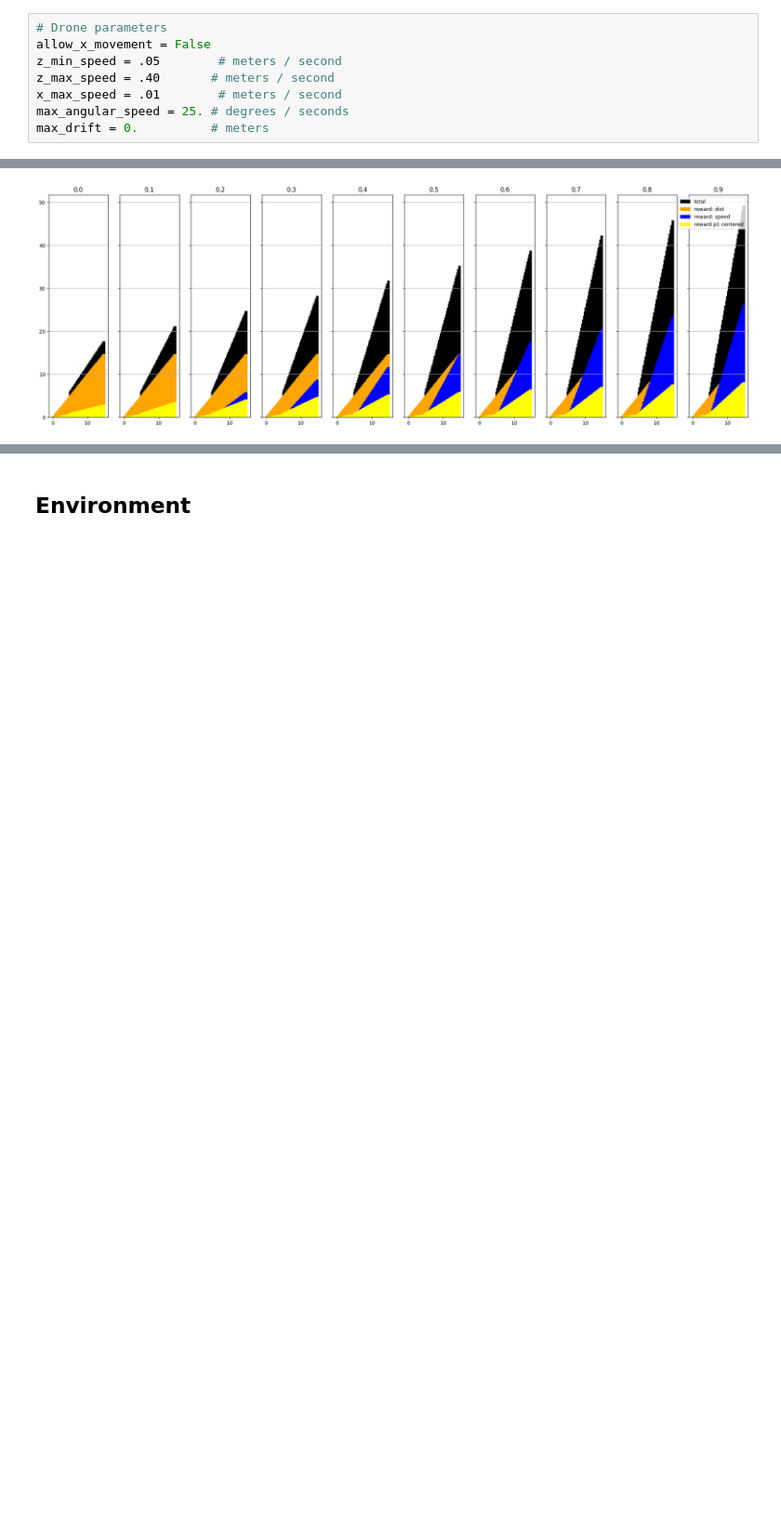
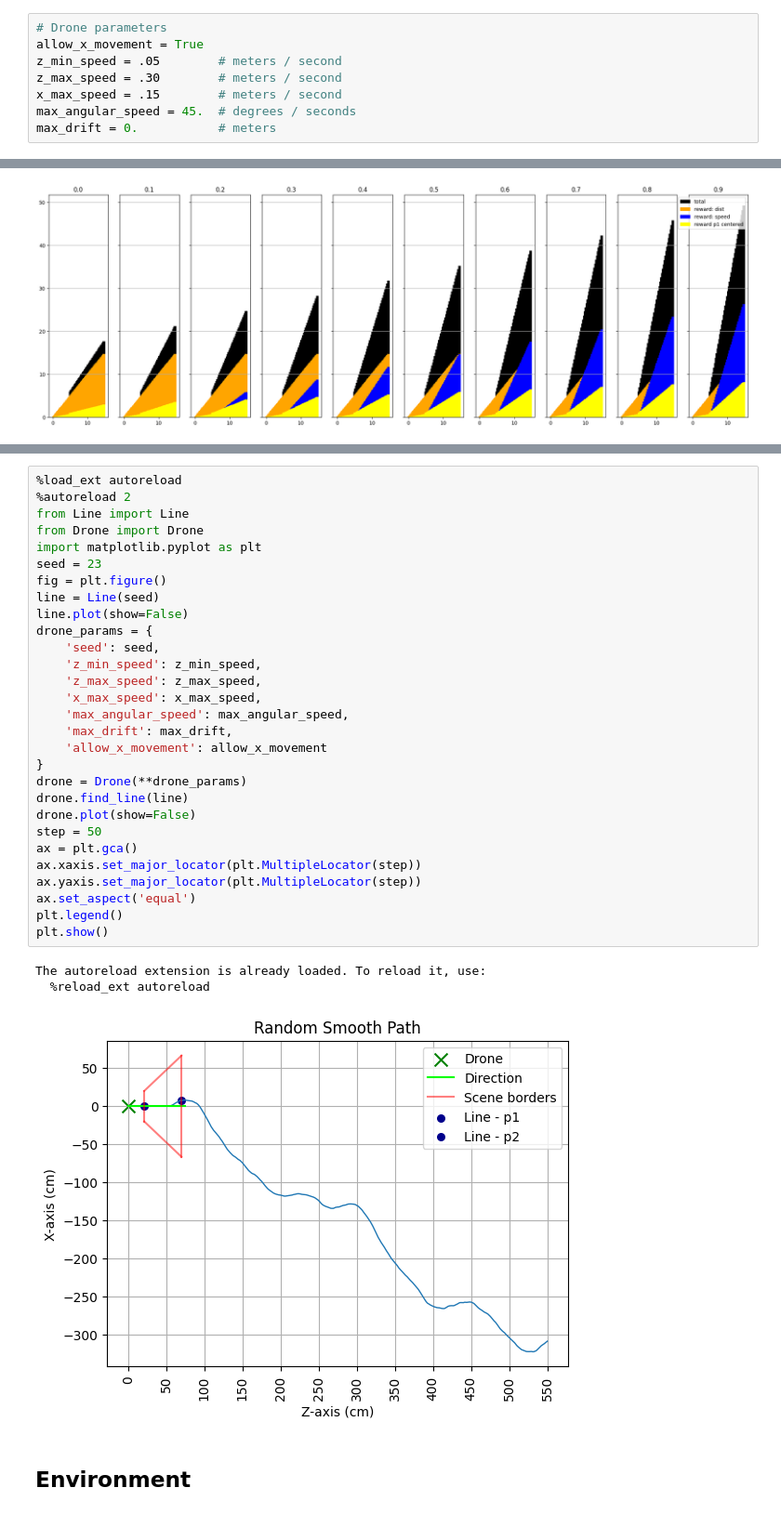
Before and after one commit to reds-heig/RLDronePilot, a Jupyter notebook: train_drone_controller.ipynb, the cells around one changed output, grey strips where cells are left out. Shown: that part at 93% size. Saved outputs shown, nothing was run; the diff lists cells and outputs as text; blank space fills up the shorter version.

```diff
--- a/train_drone_controller.ipynb
+++ b/train_drone_controller.ipynb
@@ -87,11 +87,11 @@ gamma = 2
 # %%
 # Drone parameters
-allow_x_movement = False
+allow_x_movement = True
 z_min_speed = .05        # meters / second
-z_max_speed = .40       # meters / second
-x_max_speed = .01        # meters / second
-max_angular_speed = 25. # degrees / seconds
-max_drift = 0.          # meters
+z_max_speed = .30        # meters / second
+x_max_speed = .15        # meters / second
+max_angular_speed = 45.  # degrees / seconds
+max_drift = 0.           # meters
 # %%
 state_dims = 3
 n_actions = 3 if allow_x_movement else 2
@@ -308,2 +349,35 @@ No artists with labels found to put in legend.  Note that artists whose label st
+# %%
+%load_ext autoreload
+%autoreload 2
+from Line import Line
+from Drone import Drone
+import matplotlib.pyplot as plt
+seed = 23
+fig = plt.figure()
+line = Line(seed)
+line.plot(show=False)
+drone_params = {
+    'seed': seed,
+    'z_min_speed': z_min_speed,
+    'z_max_speed': z_max_speed,
+    'x_max_speed': x_max_speed,
+    'max_angular_speed': max_angular_speed,
+    'max_drift': max_drift,
+    'allow_x_movement': allow_x_movement
+}
+drone = Drone(**drone_params)
+drone.find_line(line)
+drone.plot(show=False)
+step = 50
+ax = plt.gca()
+ax.xaxis.set_major_locator(plt.MultipleLocator(step))
+ax.yaxis.set_major_locator(plt.MultipleLocator(step))
+ax.set_aspect('equal')
+plt.legend()
+plt.show()
+# %% [output]
+The autoreload extension is already loaded. To reload it, use:
+  %reload_ext autoreload
+[figure, added]
 # %% [markdown]
 ## Environment
```
Also changed, not shown: parts of 22 cells of this notebook, 3 other files.
